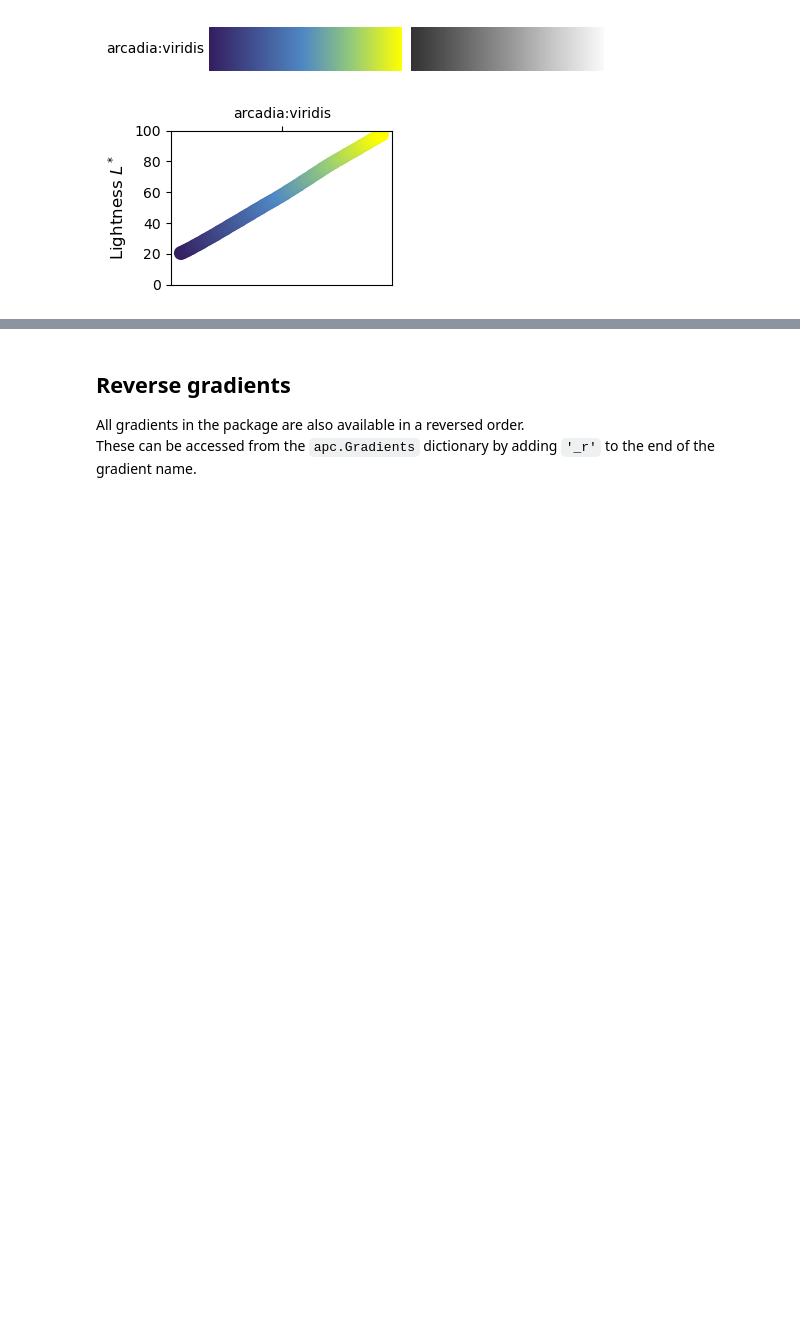
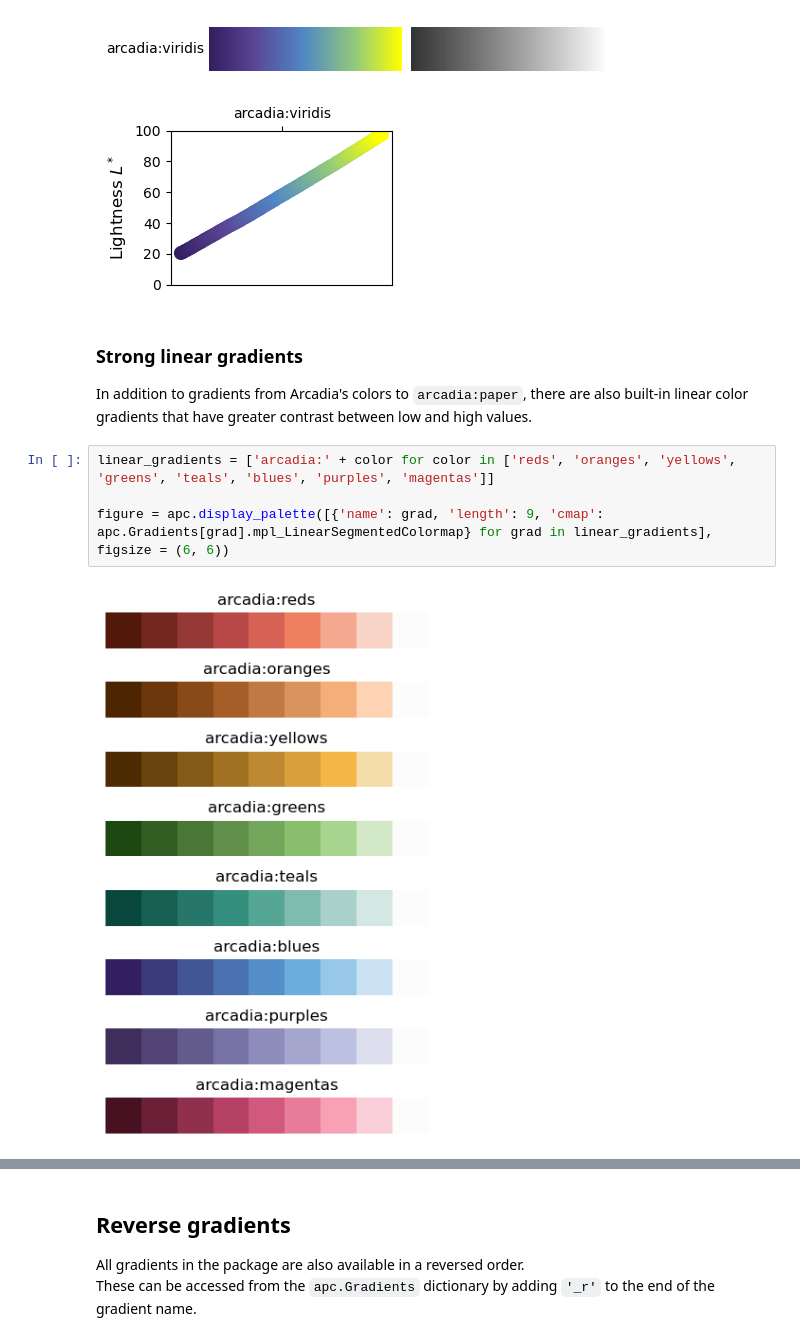
Before and after one commit to Arcadia-Science/arcadia-pycolor, a Jupyter notebook: README.ipynb, the cells around one changed output, grey strips where cells are left out. Drawn from its saved outputs; the diff is of its cells as text; blank space fills up the shorter version.

```diff
--- a/README.ipynb
+++ b/README.ipynb
@@ -171,6 +180,16 @@ apc.Gradients['arcadia:viridis'].plot_lightness()
 # %% [output]
 [figure]
 [figure]
+# %% [markdown]
+### Strong linear gradients
+
+In addition to gradients from Arcadia's colors to `arcadia:paper`, there are also built-in linear color gradients that have greater contrast between low and high values.
+# %%
+linear_gradients = ['arcadia:' + color for color in ['reds', 'oranges', 'yellows', 'greens', 'teals', 'blues', 'purples', 'magentas']]
+
+figure = apc.display_palette([{'name': grad, 'length': 9, 'cmap': apc.Gradients[grad].mpl_LinearSegmentedColormap} for grad in linear_gradients], figsize = (6, 6))
+# %% [output]
+[figure, added]
 # %% [markdown]
 ### Bicolor gradients
 
```
Also changed, not shown: parts of 12 cells of this notebook, 46 other files.
